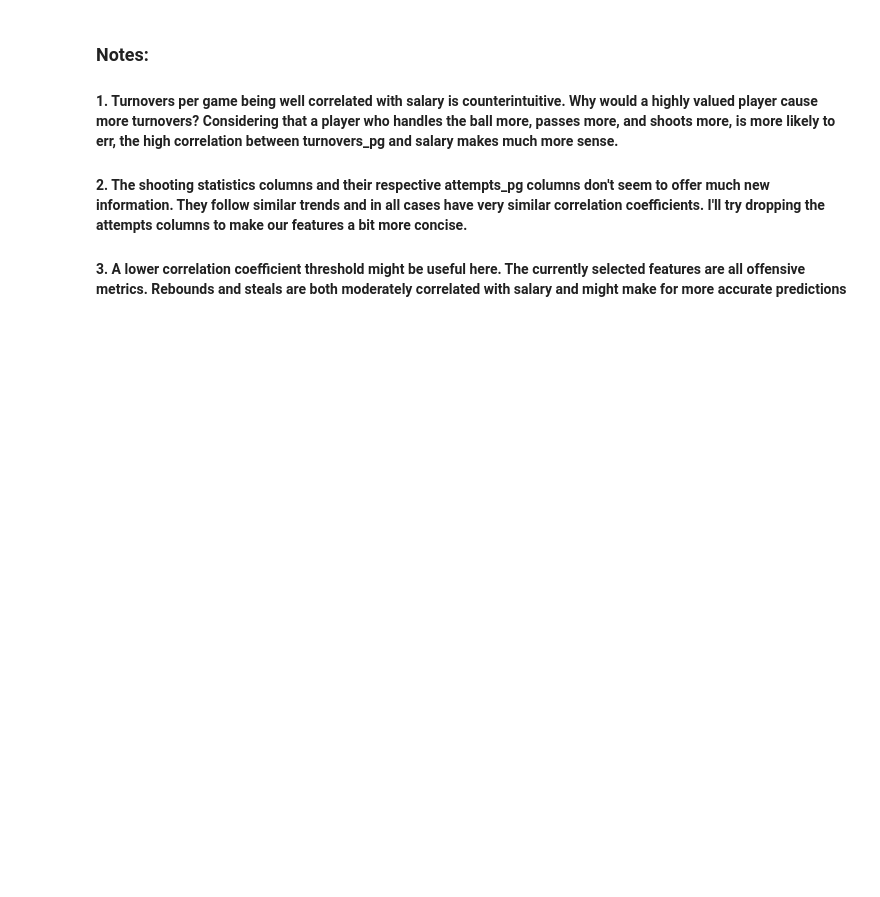
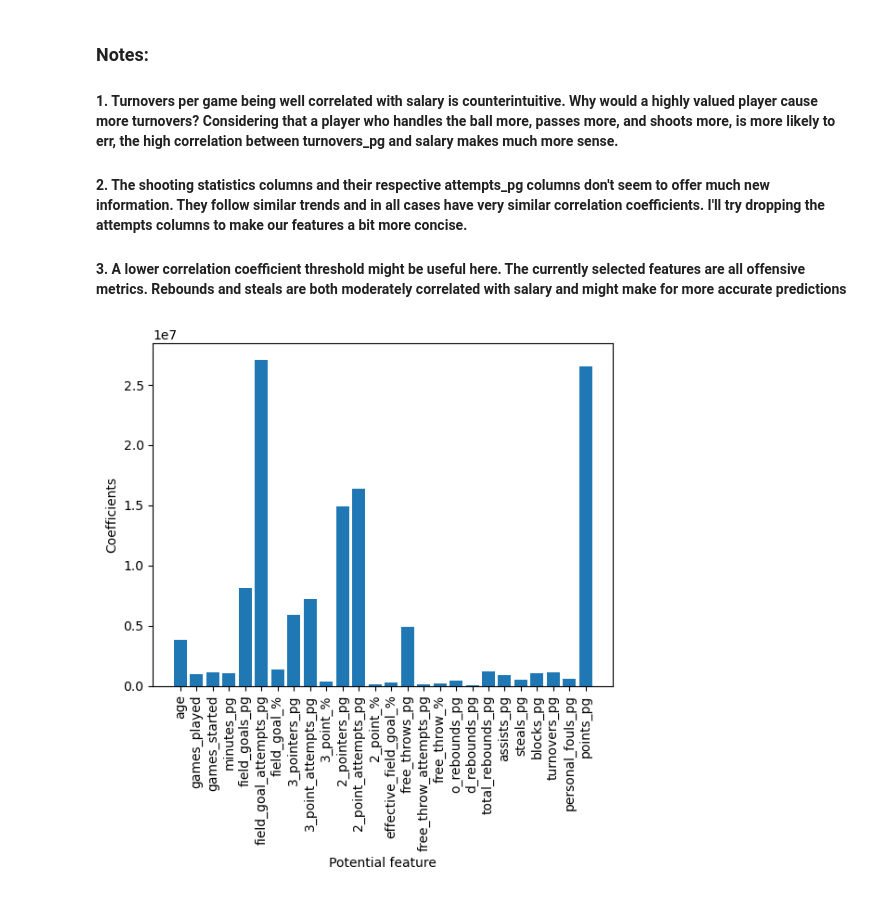
Before and after one commit to acody14/Springboard, a Jupyter notebook: capstone2/capstone2_eda.ipynb, the cells around one changed output. Saved outputs shown, nothing was run; the diff lists cells and outputs as text; code cells hidden in the pictures; blank space fills up the shorter version.

Commit message:
added Lasso regression for feature selection

```diff
--- a/capstone2/capstone2_eda.ipynb
+++ b/capstone2/capstone2_eda.ipynb
@@ -138,3 +141,24 @@ plt.show()
 #### 1. Turnovers per game being well correlated with salary is counterintuitive. Why would a highly valued player cause more turnovers? Considering that a player who handles the ball more, passes more, and shoots more, is more likely to err, the high correlation between turnovers_pg and salary makes much more sense.
 #### 2. The shooting statistics columns and their respective attempts_pg columns don't seem to offer much new information. They follow similar trends and in all cases have very similar correlation coefficients. I'll try dropping the attempts columns to make our features a bit more concise.
 #### 3. A lower correlation coefficient threshold might be useful here. The currently selected features are all offensive metrics. Rebounds and steals are both moderately correlated with salary and might make for more accurate predictions
+# %%
+# Using Lasso (L1) Regression for feature selection
+
+scaler = StandardScaler()
+
+potential_numeric_features = df.drop(['salary','name','team','position'],axis=1)
+
+feature_names = potential_numeric_features.columns
+X_scaled = scaler.fit_transform(potential_numeric_features)
+y = df['salary'].values
+
+lasso = Lasso(alpha=10.0,max_iter=100000)
+lasso_coef = lasso.fit(X_scaled,y).coef_
+# %%
+plt.bar(feature_names,abs(lasso_coef))
+plt.xlabel("Potential feature")
+plt.ylabel("Coefficients")
+plt.xticks(rotation=90)
+plt.show()
+# %% [output]
+[figure, added]
```
Also changed, not shown: parts of 4 cells of this notebook, 1 other file.
